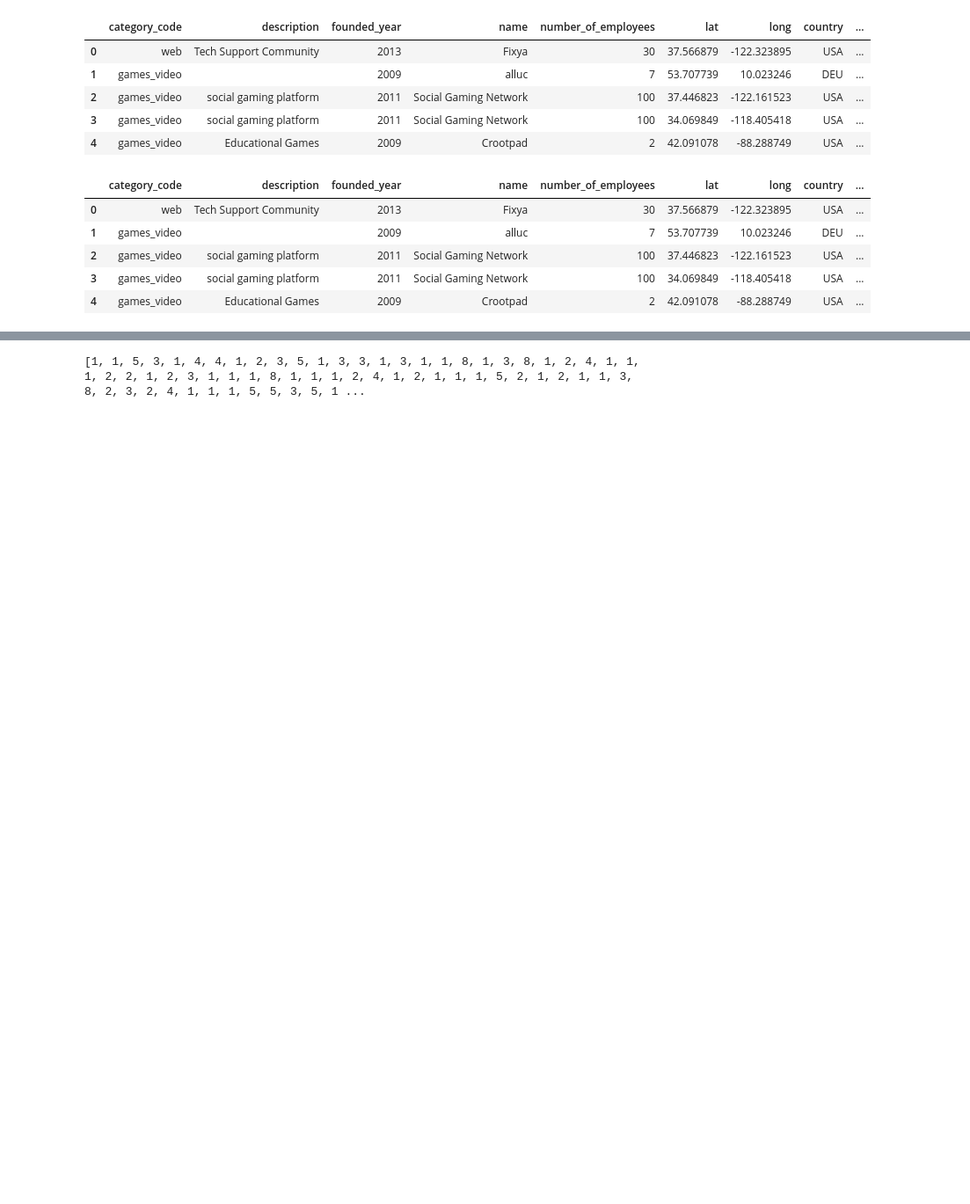
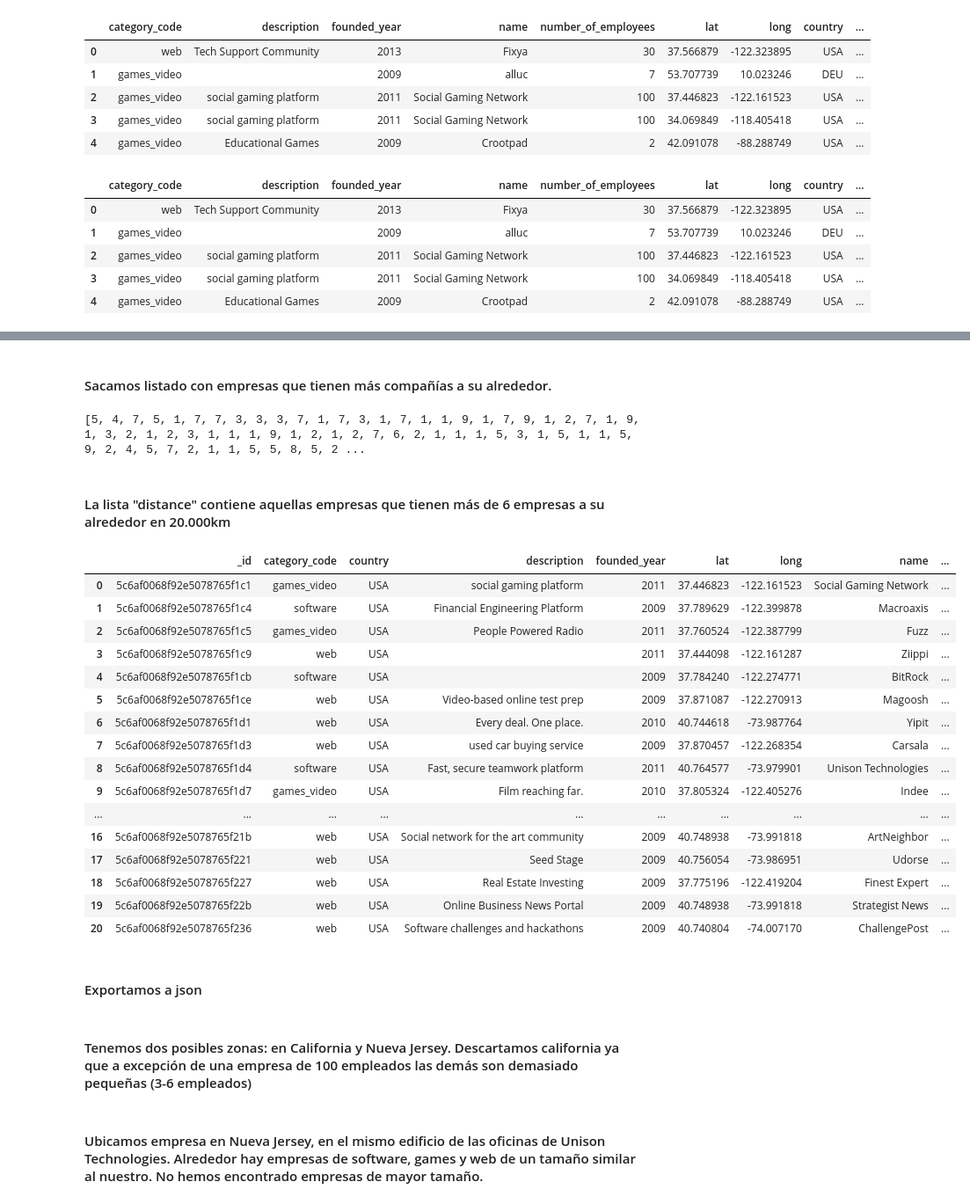
Before and after one commit to Almuglezsalcedo/datamad0119, a Jupyter notebook: module-2/tableau-project/your-code/main.ipynb, the cells around one changed output, grey strips where cells are left out. Shown: that part at 88% size. Saved outputs shown, nothing was run; the diff lists cells and outputs as text; code cells hidden in the pictures; blank space fills up the shorter version.

```diff
--- a/module-2/tableau-project/your-code/main.ipynb
+++ b/module-2/tableau-project/your-code/main.ipynb
@@ -88,8 +95,7 @@ df.head()
 # %%
 df.to_json('companies_filtered.json', orient="records", lines=True)
-# %%
-client = MongoClient()
-db = client.comp
+# %% [markdown]
+#### Sacamos listado con empresas que tienen más compañías a su alrededor.
 # %%
 cursor=db.comp.find()
 distance=[]
@@ -101,9 +107,49 @@ for i in cursor:
         "type": "Point",
         "coordinates": [i['position']['coordinates'][0],i['position']['coordinates'][1]]},
       "$minDistance": 0,
-      "$maxDistance":10000
+      "$maxDistance":20000
     }}})
     distance.append(cursor2.count())
 print(distance)
 # %% [output]
-[1, 1, 5, 3, 1, 4, 4, 1, 2, 3, 5, 1, 3, 3, 1, 3, 1, 1, 8, 1, 3, 8, 1, 2, 4, 1, 1, 1, 2, 2, 1, 2, 3, 1, 1, 1, 8, 1, 1, 1, 2, 4, 1, 2, 1, 1, 1, 5, 2, 1, 2, 1, 1, 3, 8, 2, 3, 2, 4, 1, 1, 1, 5, 5, 3, 5, 1 ...
+[5, 4, 7, 5, 1, 7, 7, 3, 3, 3, 7, 1, 7, 3, 1, 7, 1, 1, 9, 1, 7, 9, 1, 2, 7, 1, 9, 1, 3, 2, 1, 2, 3, 1, 1, 1, 9, 1, 2, 1, 2, 7, 6, 2, 1, 1, 1, 5, 3, 1, 5, 1, 1, 5, 9, 2, 4, 5, 7, 2, 1, 1, 5, 5, 8, 5, 2 ...
+# %% [markdown]
+#### La lista "distance" contiene aquellas empresas que tienen más de 6 empresas a su alrededor en 20.000km
+# %%
+cursor=db.comp.find()
+distance=[]
+for i in cursor:
+    cursor2 = db.comp.find({
+  "position": {
+    "$near": {
+      "$geometry": {
+        "type": "Point",
+        "coordinates": [i['position']['coordinates'][0],i['position']['coordinates'][1]]},
+      "$minDistance": 0,
+      "$maxDistance":20000
+    }}})
+    if cursor2.count()>6:
+        distance.append(i)
+import pandas as pd
+df=pd.DataFrame(list(distance))
+df
+# %% [output]
+|  | _id | category_code | country | description | founded_year | lat | long | name | ... |
+| 0 | 5c6af0068f92e5078765f1c1 | games_video | USA | social gaming platform | 2011 | 37.446823 | -122.161523 | Social Gaming Network | ... |
+| 1 | 5c6af0068f92e5078765f1c4 | software | USA | Financial Engineering Platform | 2009 | 37.789629 | -122.399878 | Macroaxis | ... |
+| 2 | 5c6af0068f92e5078765f1c5 | games_video | USA | People Powered Radio | 2011 | 37.760524 | -122.387799 | Fuzz | ... |
+| 3 | 5c6af0068f92e5078765f1c9 | web | USA |  | 2011 | 37.444098 | -122.161287 | Ziippi | ... |
+| 4 | 5c6af0068f92e5078765f1cb | software | USA |  | 2009 | 37.784240 | -122.274771 | BitRock | ... |
+| 5 | 5c6af0068f92e5078765f1ce | web | USA | Video-based online test prep | 2009 | 37.871087 | -122.270913 | Magoosh | ... |
+| 6 | 5c6af0068f92e5078765f1d1 | web | USA | Every deal. One place. | 2010 | 40.744618 | -73.987764 | Yipit | ... |
+| 7 | 5c6af0068f92e5078765f1d3 | web | USA | used car buying service | 2009 | 37.870457 | -122.268354 | Carsala | ... |
+| 8 | 5c6af0068f92e5078765f1d4 | software | USA | Fast, secure teamwork platform | 2011 | 40.764577 | -73.979901 | Unison Technologies | ... |
+| 9 | 5c6af0068f92e5078765f1d7 | games_video | USA | Film reaching far. | 2010 | 37.805324 | -122.405276 | Indee | ... |
+| ... | ... | ... | ... | ... | ... | ... | ... | ... | ... |
+| 16 | 5c6af0068f92e5078765f21b | web | USA | Social network for the art community | 2009 | 40.748938 | -73.991818 | ArtNeighbor | ... |
+| 17 | 5c6af0068f92e5078765f221 | web | USA | Seed Stage | 2009 | 40.756054 | -73.986951 | Udorse | ... |
+| 18 | 5c6af0068f92e5078765f227 | web | USA | Real Estate Investing | 2009 | 37.775196 | -122.419204 | Finest Expert | ... |
+| 19 | 5c6af0068f92e5078765f22b | web | USA | Online Business News Portal | 2009 | 40.748938 | -73.991818 | Strategist News | ... |
+| 20 | 5c6af0068f92e5078765f236 | web | USA | Software challenges and hackathons | 2009 | 40.740804 | -74.007170 | ChallengePost | ... |
+# %% [markdown]
+#### Exportamos a json
@@ -109,0 +159,4 @@ print(distance)
+# %% [markdown]
+#### Tenemos dos posibles zonas: en California y Nueva Jersey. Descartamos california ya que a excepción de una empresa de 100 empleados las demás son demasiado pequeñas (3-6 empleados)
+# %% [markdown]
+#### Ubicamos empresa en Nueva Jersey, en el mismo edificio de las oficinas de Unison Technologies. Alrededor hay empresas de software, games y web de un tamaño similar al nuestro. No hemos encontrado empresas de mayor tamaño.
```
Also changed, not shown: parts of 7 cells of this notebook, 2 other files.
